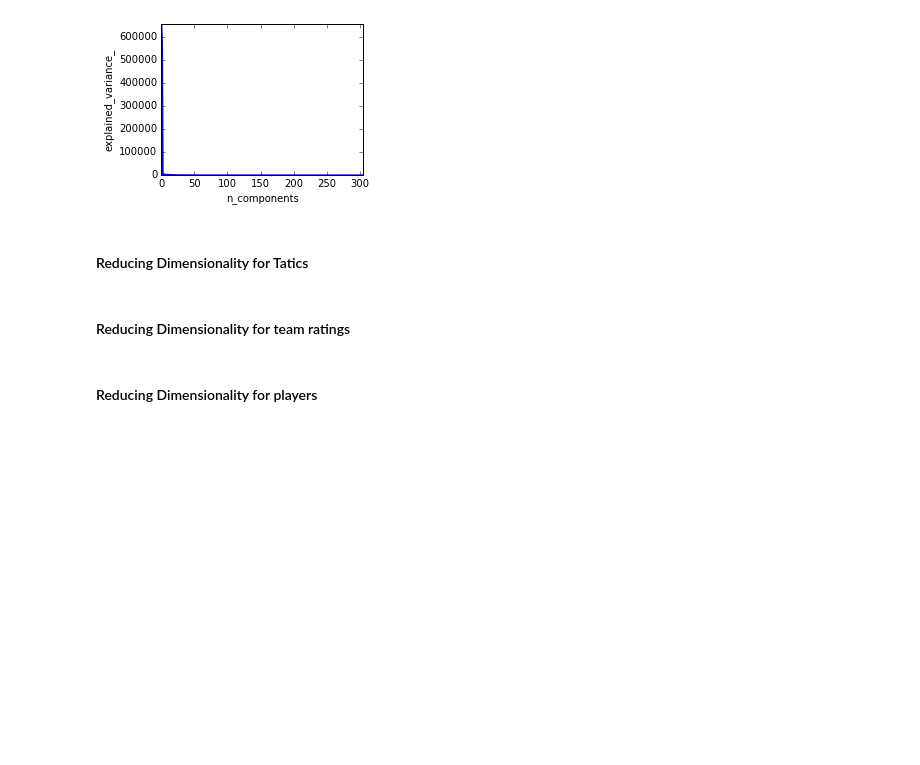
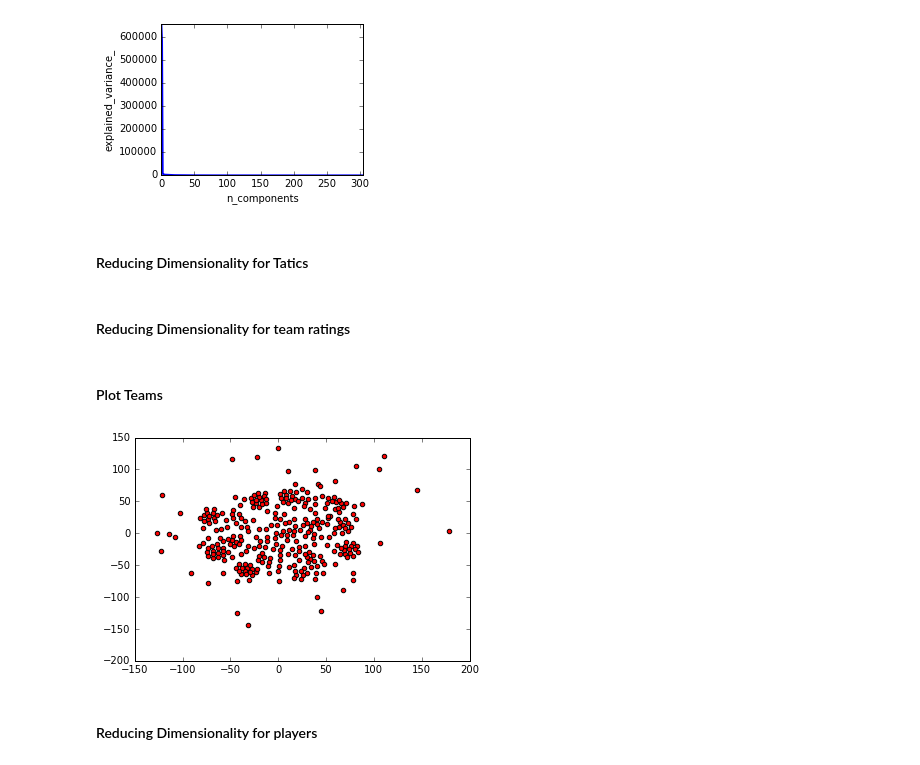
Before and after one commit to hugdiniz/SoccerMiningLeague, a Jupyter notebook: src/predict result one league one season with players.ipynb, the cells around one changed output. Saved outputs shown, nothing was run; the diff lists cells and outputs as text; code cells hidden in the pictures; blank space fills up the shorter version.

Commit message:
Creating plots for players and teams

```diff
--- a/src/predict result one league one season with players.ipynb
+++ b/src/predict result one league one season with players.ipynb
@@ -88,6 +91,16 @@ homeRateTeamPreprocessed = pca.fit_transform(homeRateTeam)
 
 pca = decomposition.PCA(n_components=6)
 awayRateTeampreprocessed = pca.fit_transform(awayRateTeam)
+# %% [markdown]
+#### Plot Teams
+# %%
+teamsPlot = TSNE(n_components=2).fit_transform(homeRateTeamPreprocessed)
+
+
+plt.scatter(teamsPlot[:,0], teamsPlot[:,1], c='r', marker='o')
+plt.show()
+# %% [output]
+[figure, added]
 # %% [markdown]
 #### Reducing Dimensionality for players
 # %%
```
Also changed, not shown: parts of 8 cells of this notebook, 1 other file.
